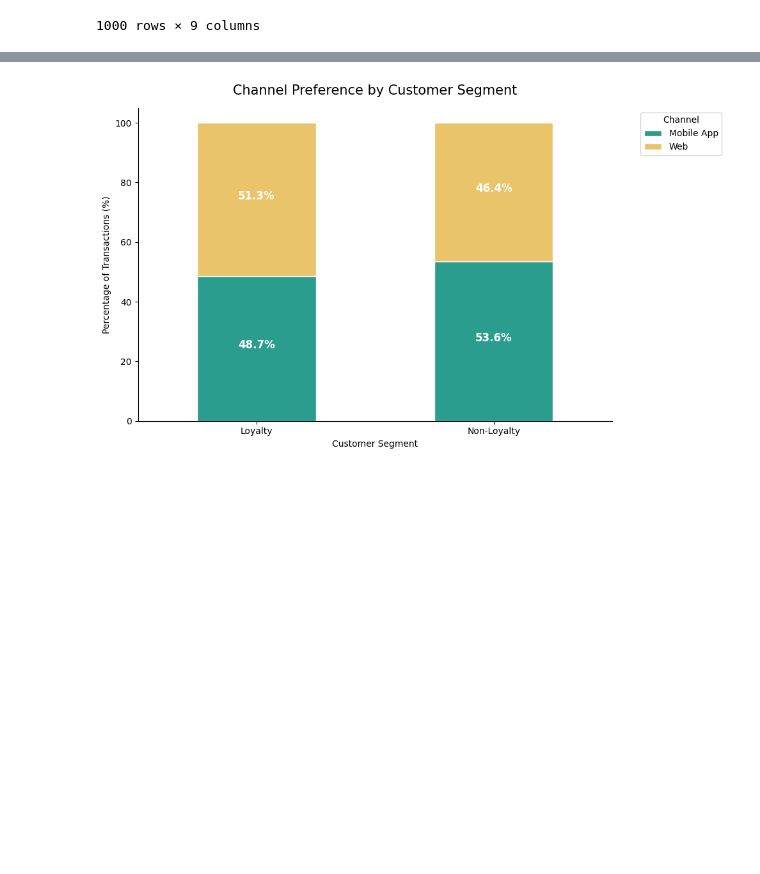
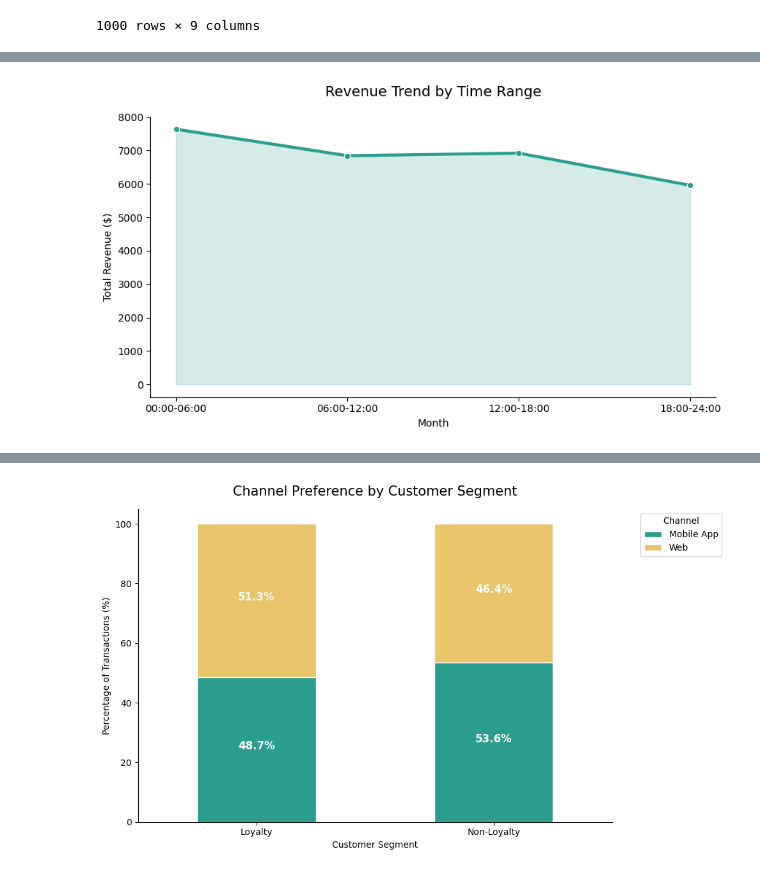
Before and after one commit to KumbiraiShonhiwa/Assignment2, a Jupyter notebook: data_wrangling/Assignment_2.ipynb, the cells around one changed output, grey strips where cells are left out. Cells and saved outputs as stored; diff of their text form; code cells hidden in the pictures; blank space fills up the shorter version.

```diff
--- a/data_wrangling/Assignment_2.ipynb
+++ b/data_wrangling/Assignment_2.ipynb
@@ -130,3 +265,21 @@ pos_products_with_purchase_rate.sort_values(by="number_of_purchases",ascending=F
+# %%
+pos_sales_channel = pos_transactions_line_merged.groupby("order_channel")["amount_received"].sum()
+pos_sales_store = pos_transactions_line_merged.groupby("store_id")["amount_received"].sum()
+pos_sales_product = pos_transactions_line_merged.groupby("product_id")["amount_received"].sum()
+pos_sales_time = pos_transactions_line_merged.groupby("time_range")["amount_received"].sum()
+# %%
+plt.figure(figsize=(10, 5))
+# Converting categorical month to numeric for a smooth line
+sns.lineplot(x=pos_sales_time.index, y=pos_sales_time.values, marker='o', color='#2a9d8f', linewidth=3)
+plt.fill_between(pos_sales_time.index, pos_sales_time.values, color='#2a9d8f', alpha=0.2)
+
+plt.title("Revenue Trend by Time Range", fontsize=14, pad=20)
+plt.ylabel("Total Revenue ($)")
+plt.xlabel("Month")
+sns.despine()
+plt.show()
+# %% [output]
+[figure, added]
 # %%
 # How do in-store vs online sales compare by time, product and location?
 pos_transactions_line_merged["amount_received"] = (pos_transactions_line_merged["unit_price"] * pos_transactions_line_merged["quantity"]) - pos_transactions_line_merged["line_discount"]
```
Also changed, not shown: parts of 47 cells of this notebook, 2 other files.
